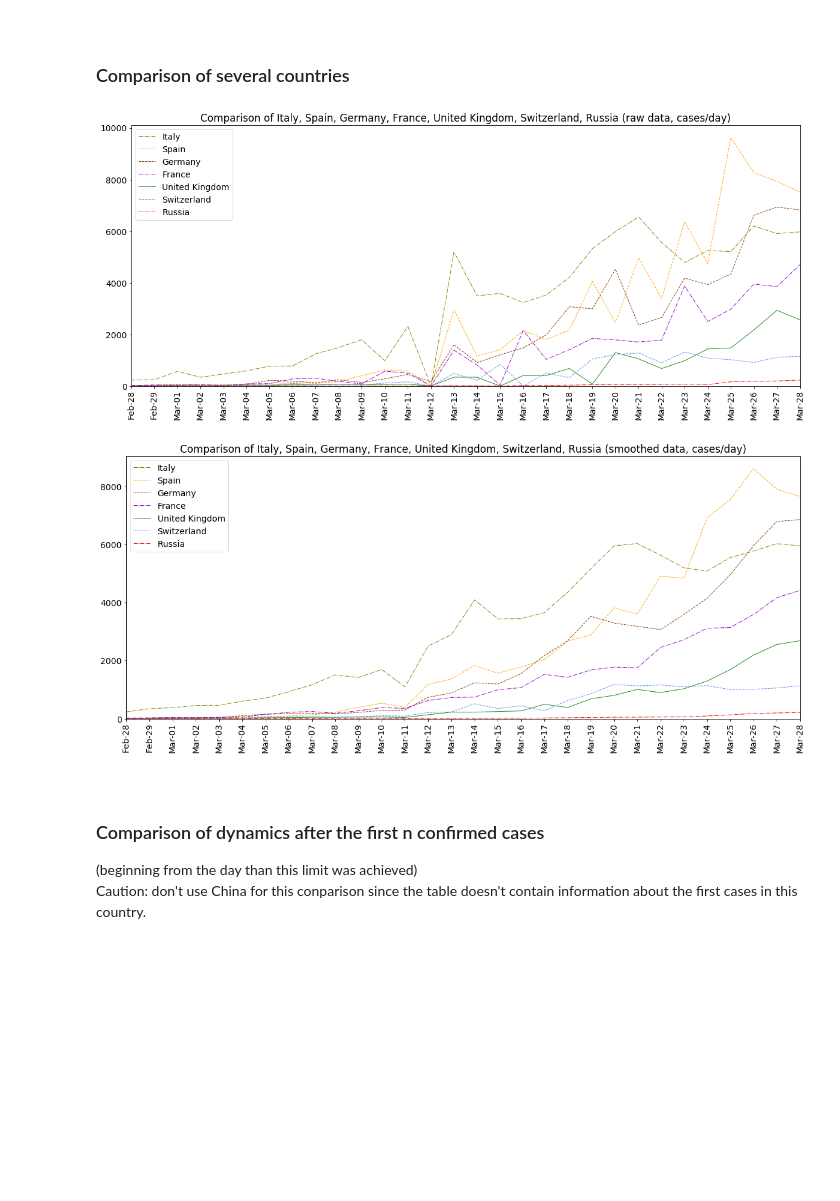
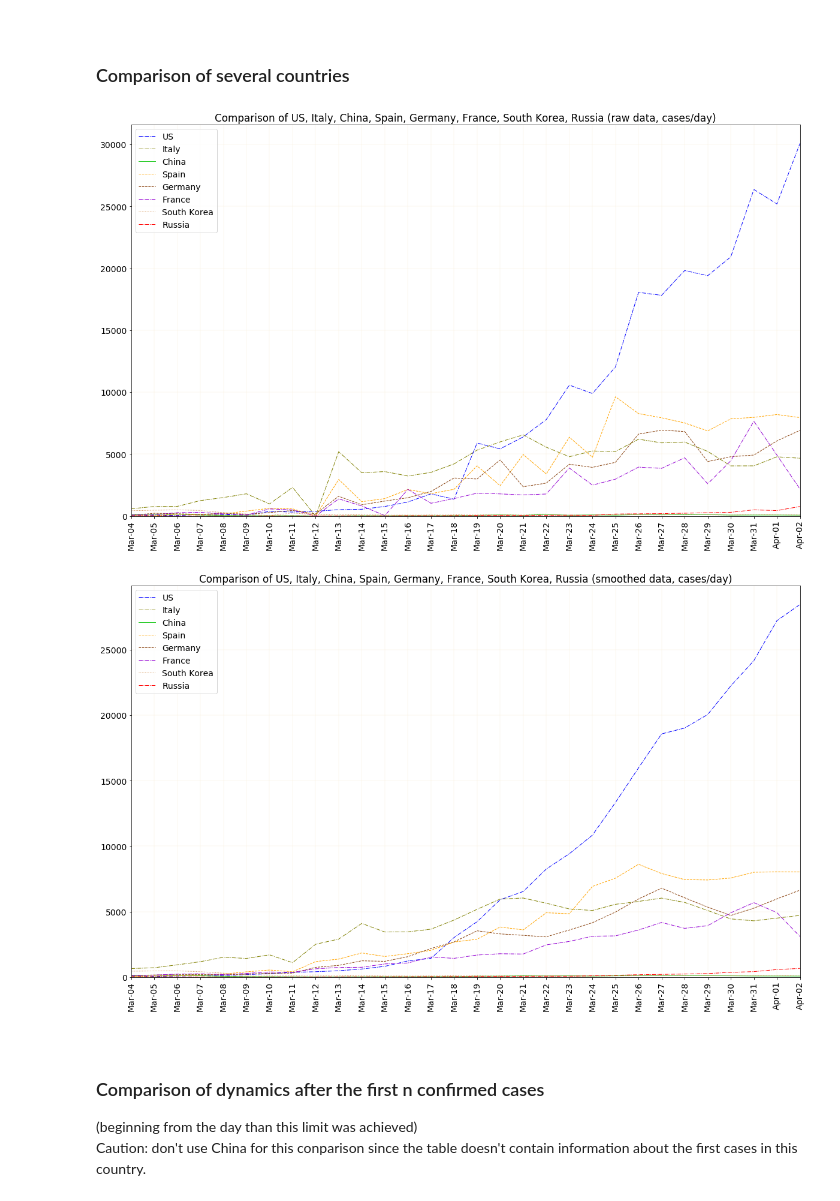
Before and after one commit to Lady3mlnm/analysis_of_different_data, a Jupyter notebook: Spread_of_COVID-19_--version_1.ipynb, the cells around one changed output. Cells and saved outputs as stored; diff of their text form; code cells hidden in the pictures; blank space fills up the shorter version.

```diff
--- a/Spread_of_COVID-19_--version_1.ipynb
+++ b/Spread_of_COVID-19_--version_1.ipynb
@@ -231,9 +232,14 @@ def build_graph(df, *, title_text=None):
 
     return None
 # %%
+LAST_DATE_GLOBAL = data_ac['Date'].max()  # last_date = datetime.datetime(2020, 3, 25)
+NUMBER_OF_DAYS_GLOBAL = 30
+COUNTRY_NAME_GLOBAL = 'Germany'
+
+
 # Build graph for a separate country.
 # Set country, the last day of shown results, and the number of days for showing
-country_name = 'France'
+country_name = COUNTRY_NAME_GLOBAL
 last_date = LAST_DATE_GLOBAL
 number_of_days = NUMBER_OF_DAYS_GLOBAL
 
@@ -281,7 +287,7 @@ def smooth_df(df):
     return df_smoothed
 # %%
 # Create smoothed graph for a separate country
-country_name = 'France'
+country_name = COUNTRY_NAME_GLOBAL
 last_date = LAST_DATE_GLOBAL
 number_of_days = NUMBER_OF_DAYS_GLOBAL
 
@@ -328,28 +334,29 @@ world_smoothed
 # %%
 import matplotlib.pyplot as plt
 
-plt.rcParams['figure.figsize'] = (20, 8)  # plt.rc('figure', figsize=(20, 6))
+plt.rcParams['figure.figsize'] = (20, 12)  # plt.rc('figure', figsize=(20, 6))
 plt.rcParams['font.size'] = 14            # plt.rc('font', size=14)
 # %%
 # for original rough data
-countries = ['Italy', 'Spain', 'Germany', 'France', 'United Kingdom', 'Switzerland', 'Russia']
-colors = ['olive', 'orange', 'saddlebrown', 'darkviolet', 'forestgreen', 'cornflowerblue', 'red']
-styles = ['-.', '--', '--', '-.', '-', '--', '-.']
+countries = ['US', 'Italy', 'China', 'Spain', 'Germany', 'France', 'South Korea', 'Russia']
+colors = ['blue', 'olive', 'limegreen', 'orange', 'saddlebrown', 'darkviolet', 'peru', 'red']
+styles = ['-.', '-.', '-', '--', '--', '-.', ':', '-.']
 
 last_date = LAST_DATE_GLOBAL
 number_of_days = NUMBER_OF_DAYS_GLOBAL
 
 for i, country_name in enumerate(countries):
     country_graph = extract_df(data_dynamics, country_name, last_date, number_of_days)
     plt.plot(country_graph['Date'].dt.strftime('%b-%d'), country_graph['Confirmed'],
              color=colors[i], linestyle=styles[i], linewidth=1, label=country_name)
 
 plt.title(f"Comparison of {', '.join(countries)} (raw data, cases/day)")
 plt.margins(x=0)
 plt.ylim(0)
 
 plt.xticks(rotation='vertical')
+plt.grid(color='wheat', linewidth=0.2)
 plt.legend(loc='upper left')
 plt.show()
 # %% [output]
-[figure, old version]
+[figure, new version]
@@ -356,8 +383,8 @@ plt.show()
 # %%
 # for smoothed data
-countries = ['Italy', 'Spain', 'Germany', 'France', 'United Kingdom', 'Switzerland', 'Russia']
-colors = ['olive', 'orange', 'saddlebrown', 'darkviolet', 'forestgreen', 'cornflowerblue', 'red']
-styles = ['-.', '--', '--', '-.', '-', '--', '-.']
+countries = ['US', 'Italy', 'China', 'Spain', 'Germany', 'France', 'South Korea', 'Russia']
+colors = ['blue', 'olive', 'limegreen', 'orange', 'saddlebrown', 'darkviolet', 'peru', 'red']
+styles = ['-.', '-.', '-', '--', '--', '-.', ':', '-.']
 
 last_date = LAST_DATE_GLOBAL
 number_of_days = NUMBER_OF_DAYS_GLOBAL
@@ -373,10 +400,11 @@ plt.margins(x=0)
 plt.ylim(0)
 
 plt.xticks(rotation='vertical')
+plt.grid(color='wheat', linewidth=0.2)
 plt.legend(loc='upper left')
 plt.show()
 # %% [output]
-[figure, old version]
+[figure, new version]
 # %% [markdown]
 <br>
 
```
Also changed, not shown: parts of 17 cells of this notebook, 1 other file.
